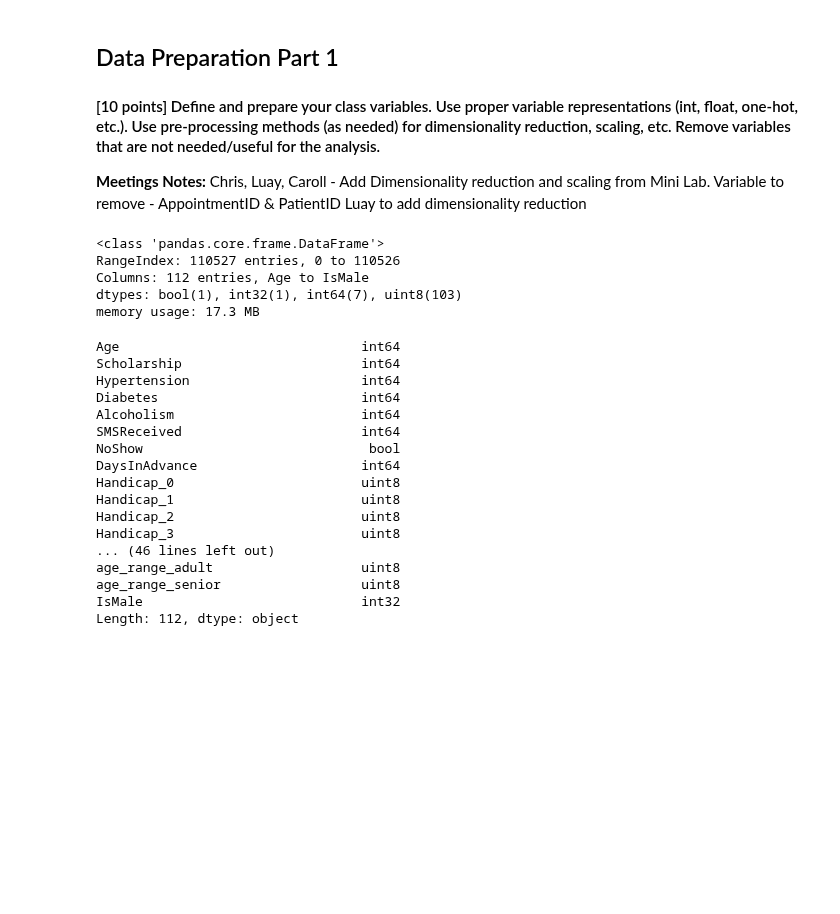
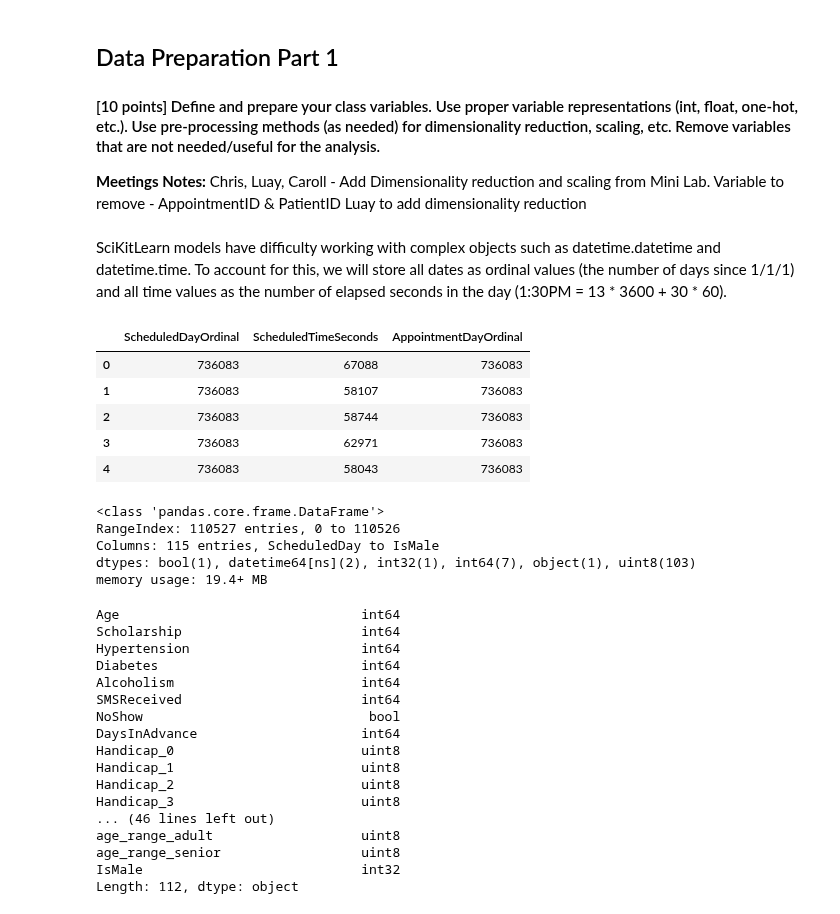
Before and after one commit to cdmorgan103/7331DataMiningNoShow, a Jupyter notebook: Lab2.ipynb, the cells around one changed output. Saved outputs shown, nothing was run; the diff lists cells and outputs as text; code cells hidden in the pictures; blank space fills up the shorter version.

Commit message:
Fixed datetime issues, created "save_df" helper function

```diff
--- a/Lab2.ipynb
+++ b/Lab2.ipynb
@@ -38,6 +38,29 @@ df = load_df()
 **Meetings Notes:** Chris, Luay, Caroll - Add Dimensionality reduction and scaling from Mini Lab.
 Variable to remove - AppointmentID & PatientID
 Luay to add dimensionality reduction
+# %% [markdown]
+SciKitLearn models have difficulty working with complex objects such as datetime.datetime and datetime.time. To account for this, we will store all dates as ordinal values (the number of days since 1/1/1) and all time values as the number of elapsed seconds in the day (1:30PM = 13 * 3600 + 30 * 60).
+# %%
+# Convert date columns to ordinal integer values (days since 1/1/1)
+dt_ord = lambda dt: dt.toordinal()
+if 'ScheduledDay' in df:
+    df['ScheduledDayOrdinal'] = df['ScheduledDay'].apply(dt_ord)
+if 'AppointmentDay' in df:
+    df['AppointmentDayOrdinal'] = df['AppointmentDay'].apply(dt_ord)
+
+# Convert time values to seconds (total seconds since start of day)
+to_secs = lambda t: t.hour * 3600 + t.minute * 60 + t.second
+if 'ScheduledTime' in df:
+    df['ScheduledTimeSeconds'] = df['ScheduledTime'].apply(to_secs)
+# %%
+df[['ScheduledDayOrdinal', 'ScheduledTimeSeconds', 'AppointmentDayOrdinal']].head()
+# %% [output]
+|  | ScheduledDayOrdinal | ScheduledTimeSeconds | AppointmentDayOrdinal |
+| 0 | 736083 | 67088 | 736083 |
+| 1 | 736083 | 58107 | 736083 |
+| 2 | 736083 | 58744 | 736083 |
+| 3 | 736083 | 62971 | 736083 |
+| 4 | 736083 | 58043 | 736083 |
 # %%
 #Remove attributes not usefull
 del df['PatientId']
@@ -99,9 +122,9 @@ df.info(null_counts=True)
 # %% [output]
 <class 'pandas.core.frame.DataFrame'>
 RangeIndex: 110527 entries, 0 to 110526
-Columns: 112 entries, Age to IsMale
-dtypes: bool(1), int32(1), int64(7), uint8(103)
-memory usage: 17.3 MB
+Columns: 115 entries, ScheduledDay to IsMale
+dtypes: bool(1), datetime64[ns](2), int32(1), int64(7), object(1), uint8(103)
+memory usage: 19.4+ MB
 # %%
 print(df.dtypes)
 # %% [output]
```
Also changed, not shown: parts of 2 cells of this notebook, 1 other file.
